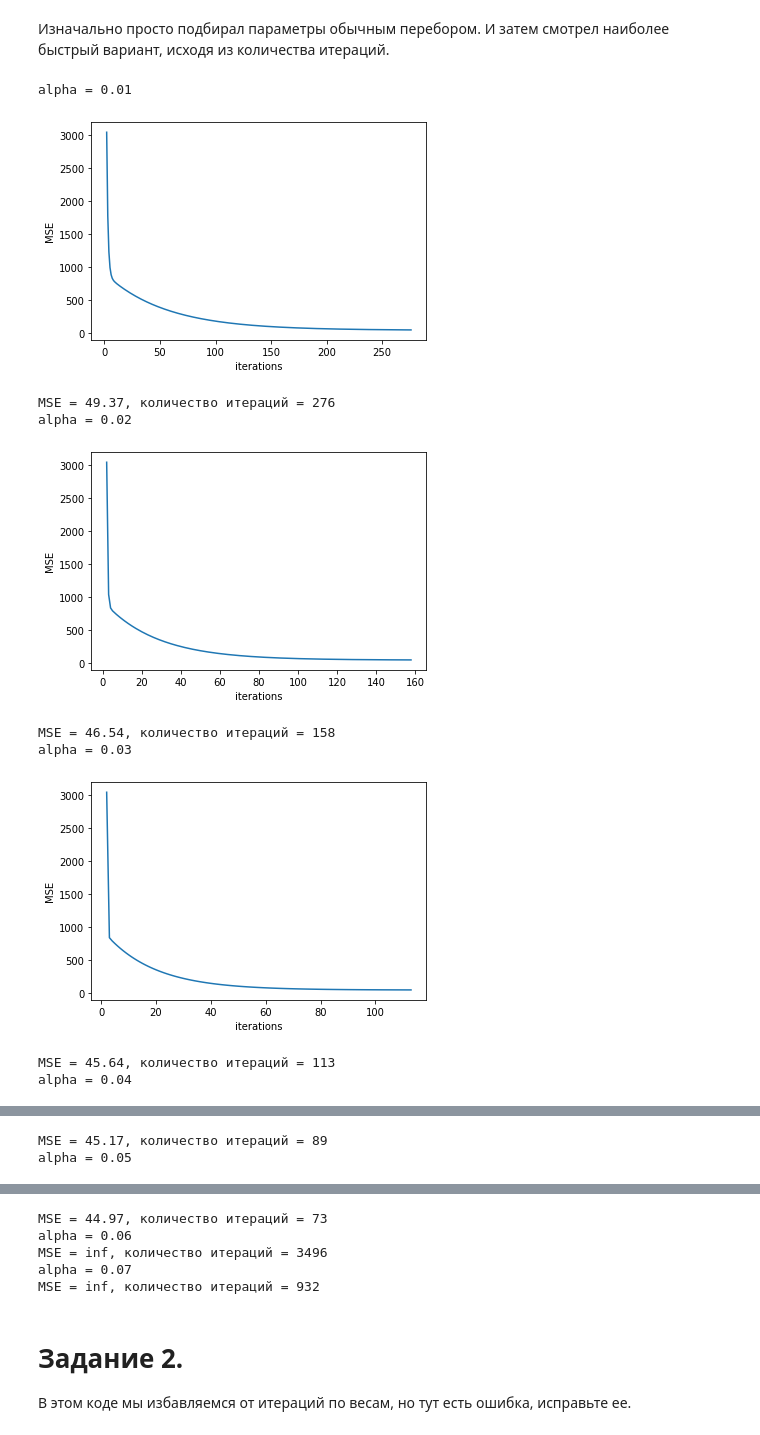
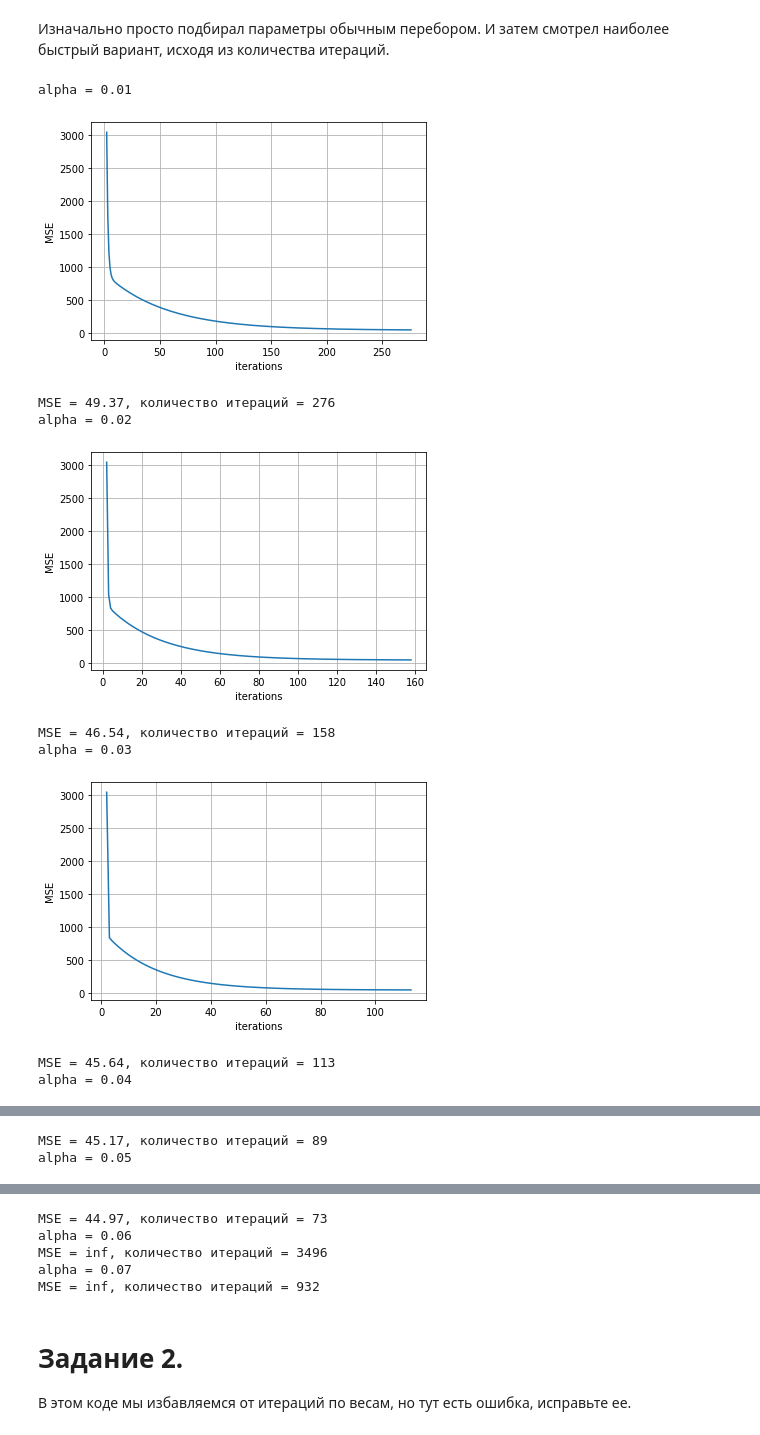
Before and after one commit to nedokormysh/GB_DA_algorithms, a Jupyter notebook: DA_algorithms_hw_1.ipynb, the cells around one changed output, grey strips where cells are left out. Drawn from its saved outputs; the diff is of its cells as text; code cells hidden in the pictures.

```diff
--- a/DA_algorithms_hw_1.ipynb
+++ b/DA_algorithms_hw_1.ipynb
@@ -106,37 +106,38 @@ def tol_stop(alpha, n, X):
     if(len(counts) != len(errors)):
       pass
     else:
       plt.plot(counts, errors)
       # plt.title('MSE')
       plt.xlabel('iterations')
       plt.ylabel('MSE')
       # plt.legend()
+      plt.grid(True)
       plt.show()
 
     return f'MSE = {round(err, 2)}, количество итераций = {iter}'
 
 
 def alpha_iter_search_bf(X):
   X_ = X.copy()
   n = X.shape[1]
 
 
   for i in range(1, 8, 1):
     alpha = i / 100
     print(f'alpha = {alpha}')
 
     print(tol_stop(alpha, n, X_))
 
 
 alpha_iter_search_bf(X)
 # %% [output]
 alpha = 0.01
-[figure, old version]
+[figure, new version]
 MSE = 49.37, количество итераций = 276
 alpha = 0.02
-[figure, old version]
+[figure, new version]
 MSE = 46.54, количество итераций = 158
 alpha = 0.03
-[figure, old version]
+[figure, new version]
 MSE = 45.64, количество итераций = 113
 alpha = 0.04
```
Also changed, not shown: parts of 1 cell of this notebook.
